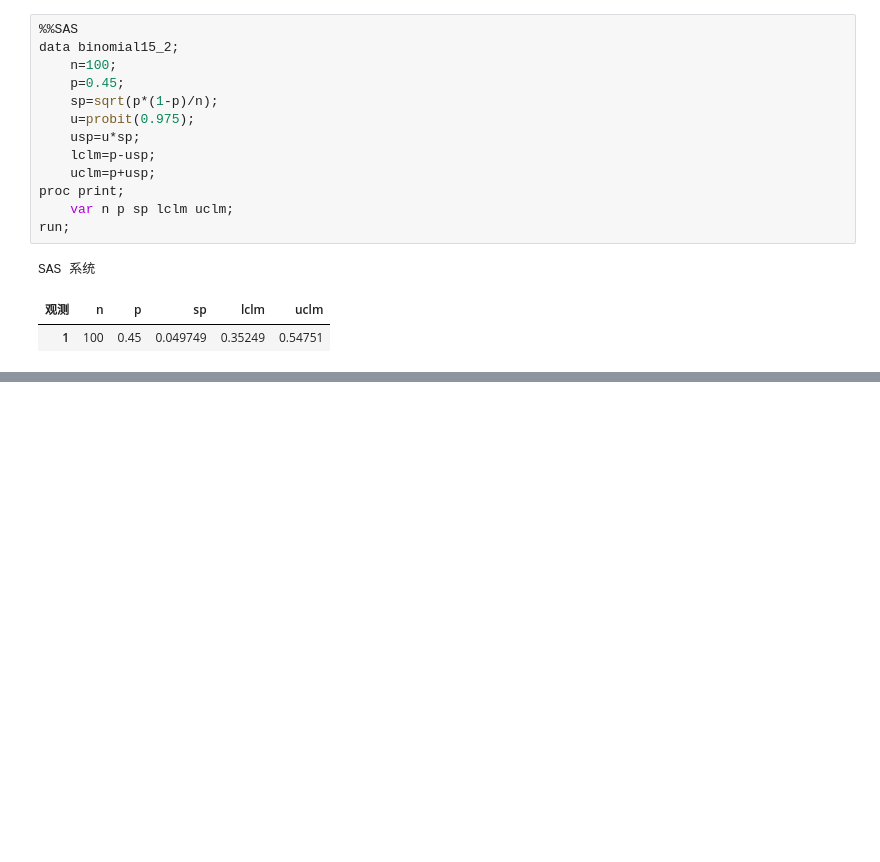
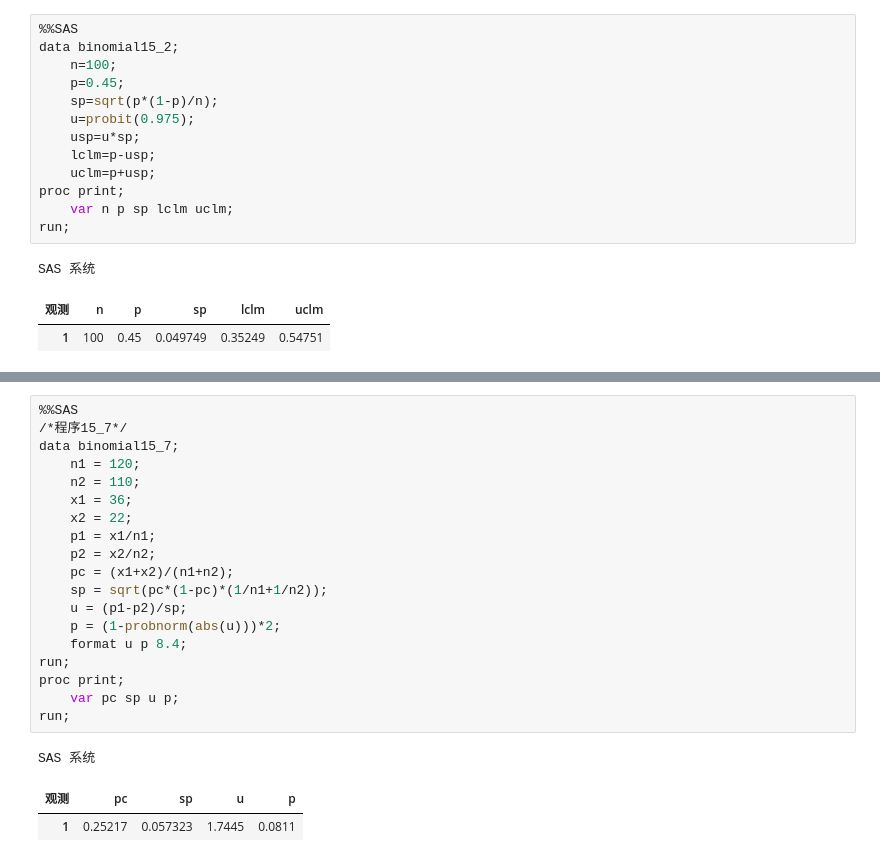
Before and after one commit to pumc-zhou/Med-Stat-Notes, a Jupyter notebook: Guide/SAS/25-06-07-binomial.ipynb, the cells around one changed output, grey strips where cells are left out. Cells and saved outputs as stored; diff of their text form; blank space fills up the shorter version.

Commit message:
update:SAS-BINOMIAL

```diff
--- a/Guide/SAS/25-06-07-binomial.ipynb
+++ b/Guide/SAS/25-06-07-binomial.ipynb
@@ -72,0 +332,23 @@ SAS 系统
+# %%
+%%SAS
+/*程序15_7*/
+data binomial15_7;
+    n1 = 120;
+    n2 = 110;
+    x1 = 36;
+    x2 = 22;
+    p1 = x1/n1;
+    p2 = x2/n2;
+    pc = (x1+x2)/(n1+n2);
+    sp = sqrt(pc*(1-pc)*(1/n1+1/n2));
+    u = (p1-p2)/sp;
+    p = (1-probnorm(abs(u)))*2;
+    format u p 8.4;
+run;
+proc print;
+    var pc sp u p;
+run;
+# %% [output]
+SAS 系统
+| 观测 | pc | sp | u | p |
+| 1 | 0.25217 | 0.057323 | 1.7445 | 0.0811 |
```
Also changed, not shown: parts of 16 cells of this notebook, 4 other files.
